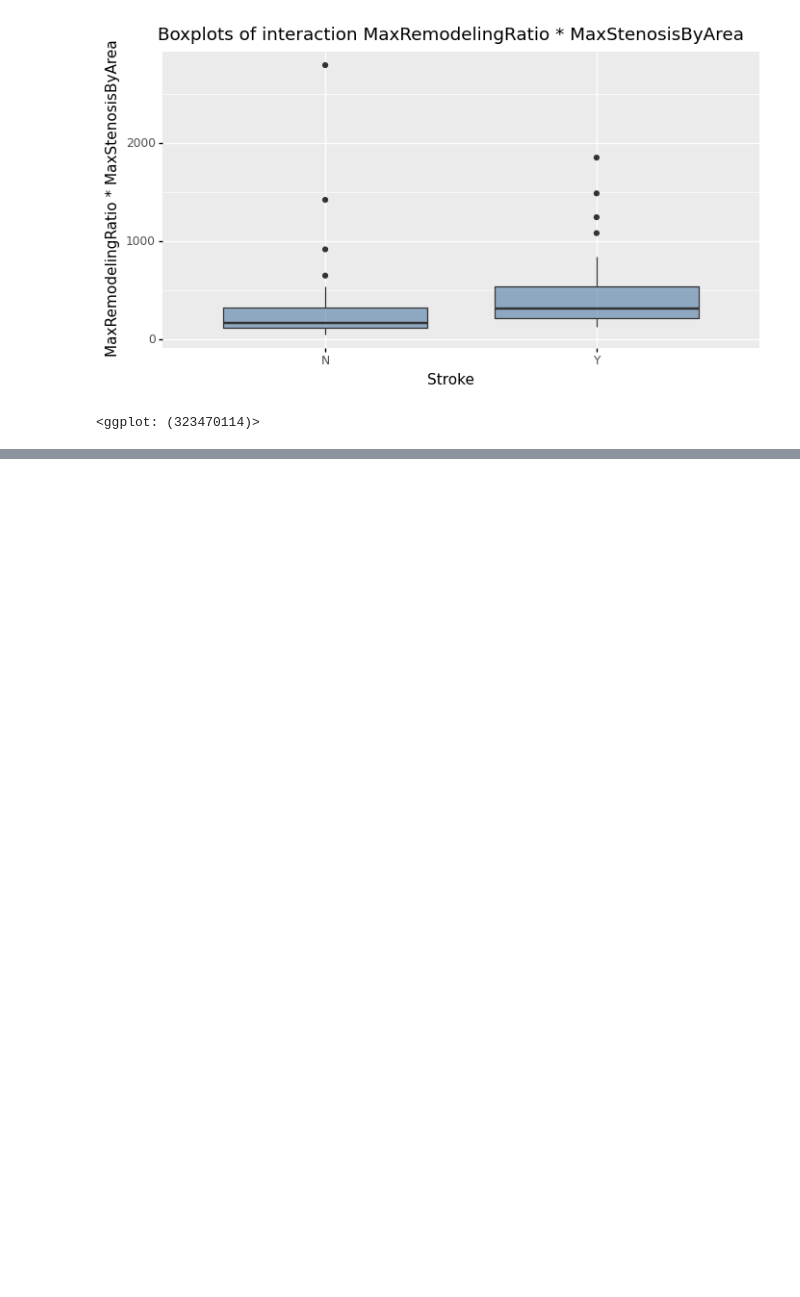
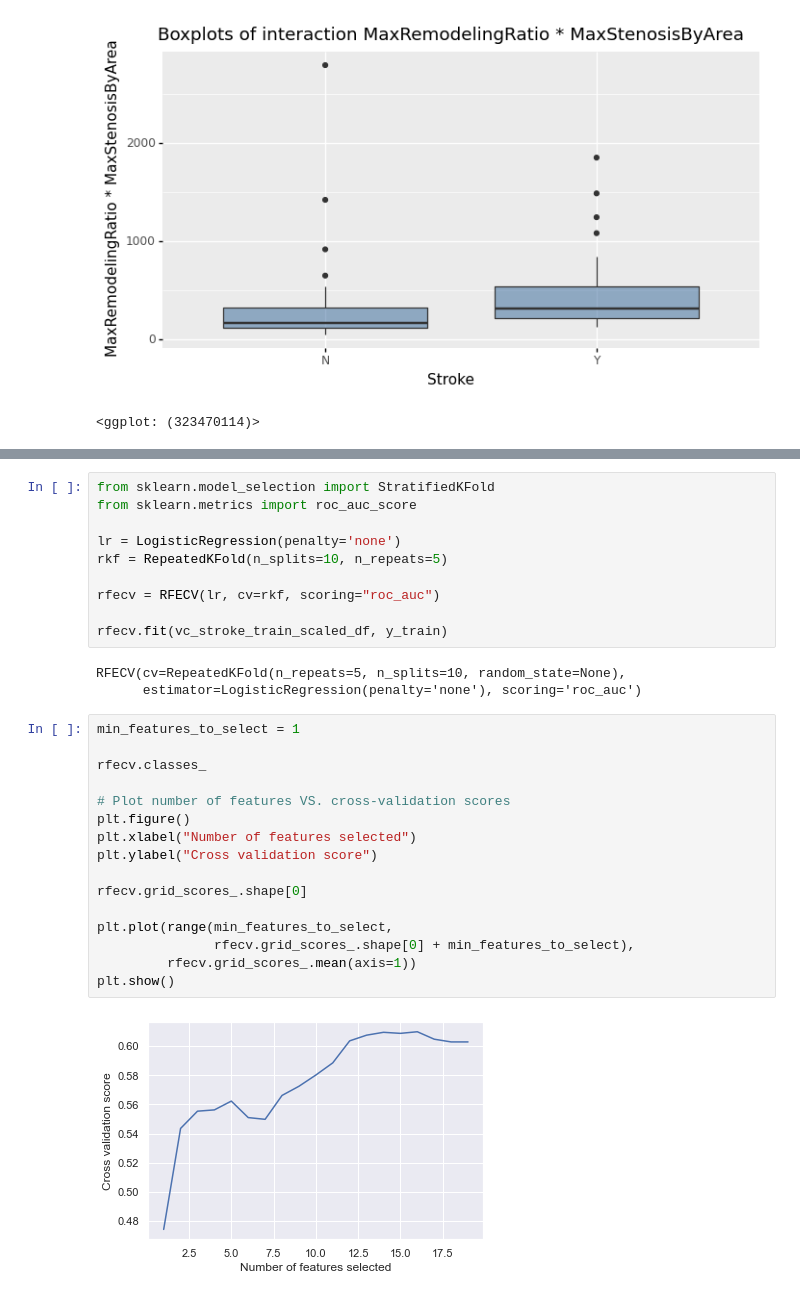
Before and after one commit to nshahpazov/fes-in-python, a Jupyter notebook: 02-illustrative-example.ipynb, the cells around one changed output, grey strips where cells are left out. Drawn from its saved outputs; the diff is of its cells as text; blank space fills up the shorter version.

```diff
--- a/02-illustrative-example.ipynb
+++ b/02-illustrative-example.ipynb
@@ -437,0 +444,31 @@ pvalue = 0.07
+# %%
+from sklearn.model_selection import StratifiedKFold
+from sklearn.metrics import roc_auc_score
+
+lr = LogisticRegression(penalty='none')
+rkf = RepeatedKFold(n_splits=10, n_repeats=5)
+
+rfecv = RFECV(lr, cv=rkf, scoring="roc_auc")
+
+rfecv.fit(vc_stroke_train_scaled_df, y_train)
+# %% [output]
+RFECV(cv=RepeatedKFold(n_repeats=5, n_splits=10, random_state=None),
+      estimator=LogisticRegression(penalty='none'), scoring='roc_auc')
+# %%
+min_features_to_select = 1
+
+rfecv.classes_
+
+# Plot number of features VS. cross-validation scores
+plt.figure()
+plt.xlabel("Number of features selected")
+plt.ylabel("Cross validation score")
+
+rfecv.grid_scores_.shape[0]
+
+plt.plot(range(min_features_to_select,
+               rfecv.grid_scores_.shape[0] + min_features_to_select),
+         rfecv.grid_scores_.mean(axis=1))
+plt.show()
+# %% [output]
+[figure, added]
```
Also changed, not shown: parts of 8 cells of this notebook.
